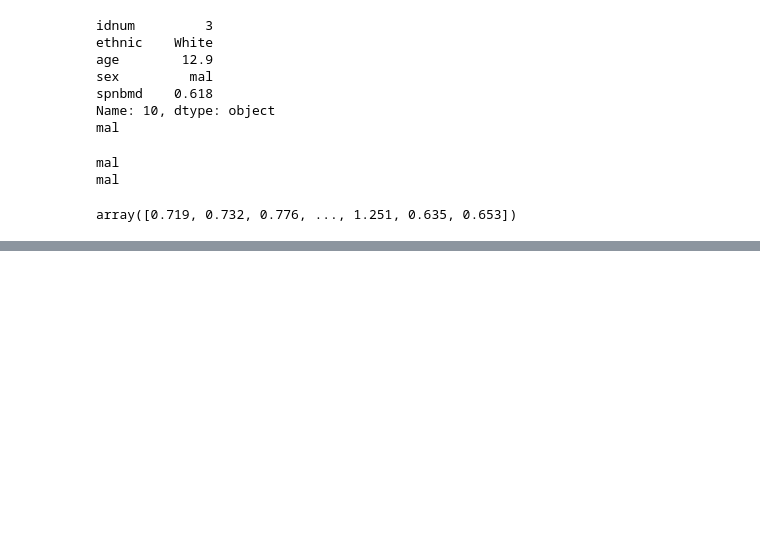
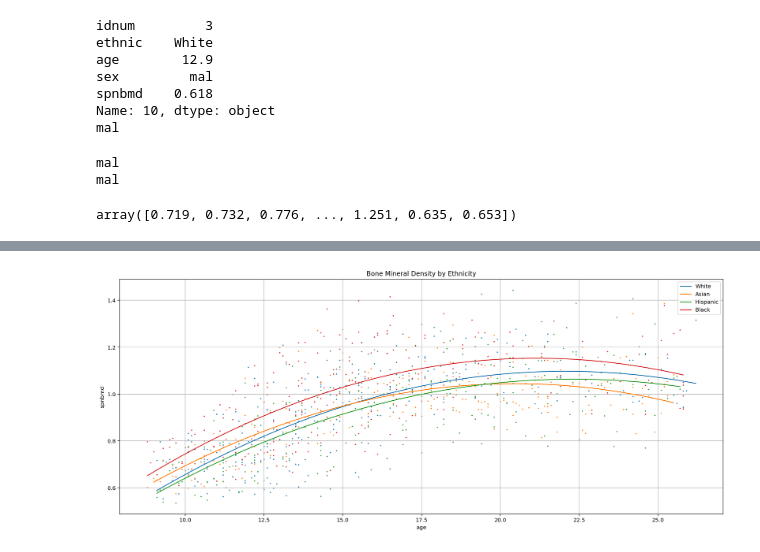
Before and after one commit to SIPM-509-2018/Week-1, a Jupyter notebook: Data Exploration Basics.ipynb, the cells around one changed output, grey strips where cells are left out. Saved outputs shown, nothing was run; the diff lists cells and outputs as text; code cells hidden in the pictures; blank space fills up the shorter version.

```diff
--- a/Data Exploration Basics.ipynb
+++ b/Data Exploration Basics.ipynb
@@ -140,0 +163,21 @@ def std_spnbmd(ethnic, sex, min_age, max_age):
+# %%
+ethnic = 'White'
+plt.figure(figsize=(20,8))
+for ethnic in df.ethnic.unique():
+    #plt.figure()
+    cond = (df.ethnic==ethnic)
+    p = np.polyfit(df[cond].age, df[cond].spnbmd, 2)
+    plt.scatter(df[cond].age, df[cond].spnbmd, s=1.5, label=None)
+    xs = np.linspace(df[cond].age.max(), df[cond].age.min())
+    ys = np.polyval(p, xs)
+    plt.plot(xs, ys, label=ethnic)
+plt.title('Bone Mineral Density by Ethnicity')
+plt.grid()
+plt.xlabel('age')
+plt.ylabel('spnbmd')
+plt.grid()
+plt.legend()
+plt.grid()
+plt.savefig('spnbmd_by_ethnicty.png', bbox_inches='tight')
+# %% [output]
+[figure, added]
```
Also changed, not shown: parts of 12 cells of this notebook, 4 other files.
